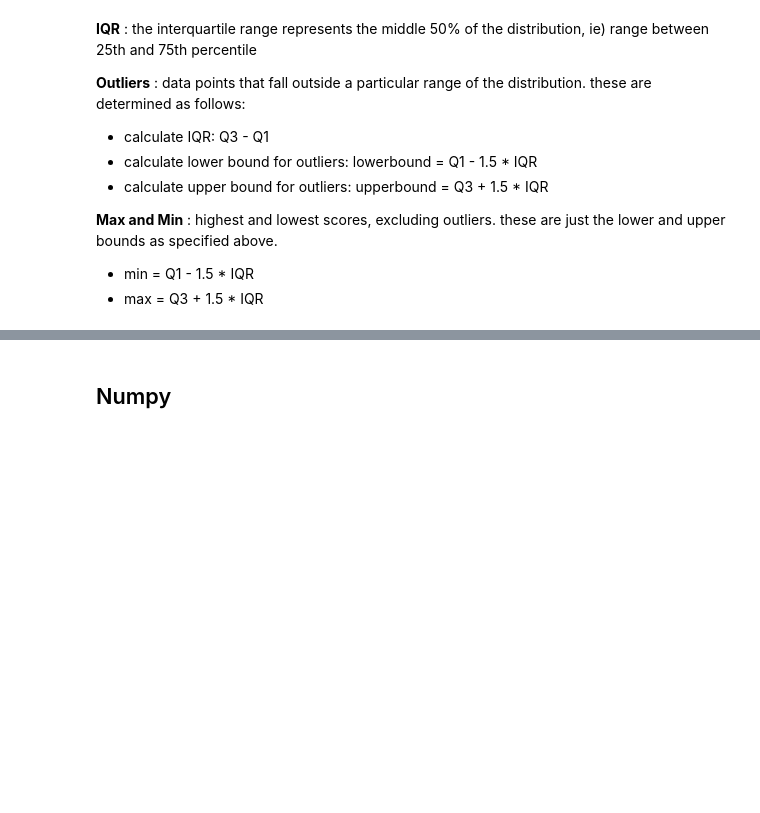
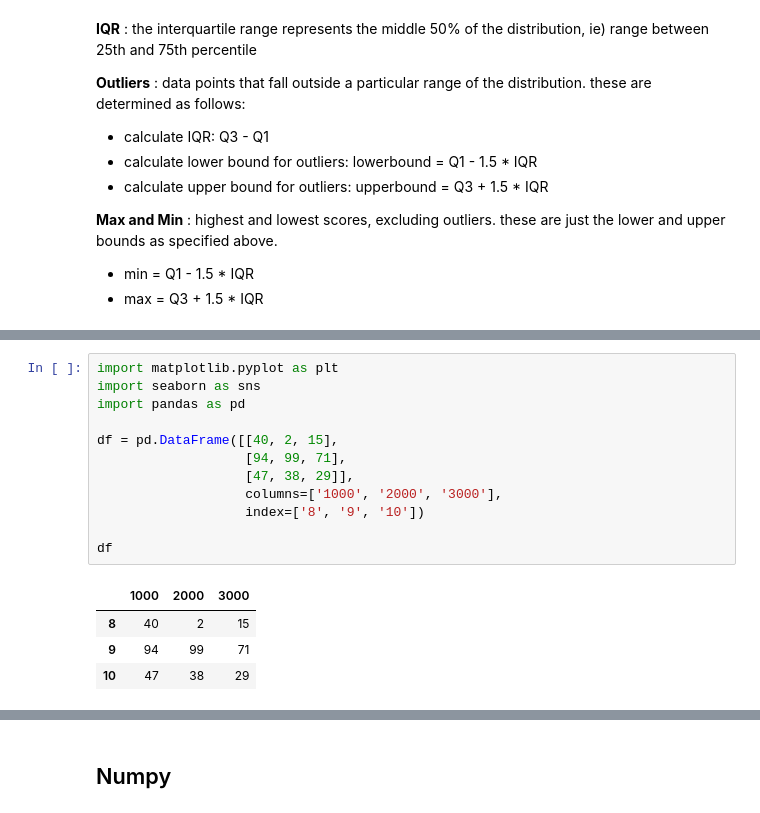
Before and after one commit to mrdandelion6/Learn-to-Code, a Jupyter notebook: python/data_analysis.ipynb, the cells around one changed output, grey strips where cells are left out. Saved outputs shown, nothing was run; the diff lists cells and outputs as text; blank space fills up the shorter version.

```diff
--- a/python/data_analysis.ipynb
+++ b/python/data_analysis.ipynb
@@ -167,0 +249,17 @@ plt.show()
+# %%
+import matplotlib.pyplot as plt
+import seaborn as sns
+import pandas as pd
+
+df = pd.DataFrame([[40, 2, 15],
+                   [94, 99, 71],
+                   [47, 38, 29]],
+                   columns=['1000', '2000', '3000'],
+                   index=['8', '9', '10'])
+
+df
+# %% [output]
+|  | 1000 | 2000 | 3000 |
+| 8 | 40 | 2 | 15 |
+| 9 | 94 | 99 | 71 |
+| 10 | 47 | 38 | 29 |
```
Also changed, not shown: parts of 19 cells of this notebook, 2 other files.
